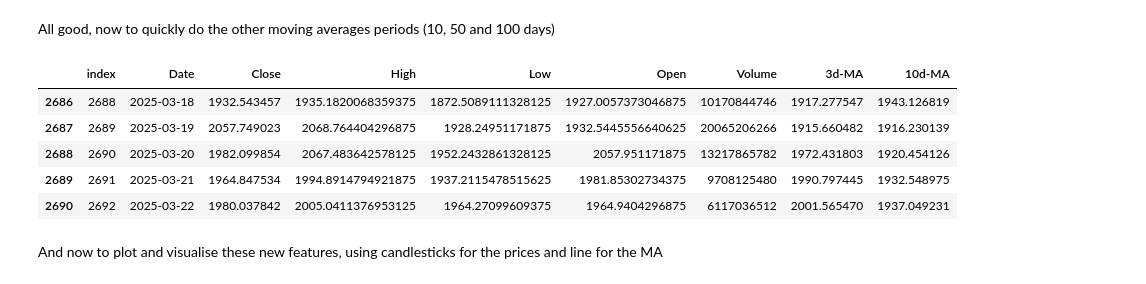
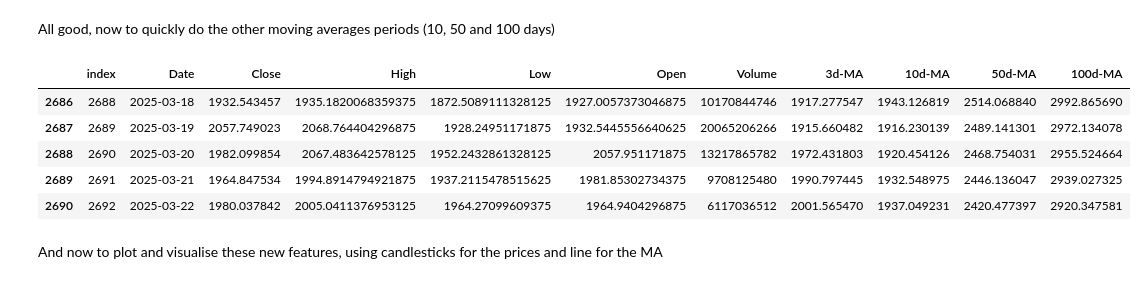
Before and after one commit to Okamitah/trading-bot, a Jupyter notebook: NN/data/feature_engineering.ipynb, the cells around one changed output. Cells and saved outputs as stored; diff of their text form; code cells hidden in the pictures.

```diff
--- a/NN/data/feature_engineering.ipynb
+++ b/NN/data/feature_engineering.ipynb
@@ -147,27 +147,46 @@ sol.head()
 # %% [markdown]
 All good, now to quickly do the other moving averages periods (10, 50 and 100 days)
 # %%
-# 10 days moving average
+# 10, 50 and 100 days moving averages
 
 coins = [btc, eth, sol, bnb]
 
 for coin in coins:
-    coin['10d-MA'] = np.nan
+
+    coin['10d-MA'] = 0
+    coin['50d-MA'] = 0
+    coin['50d-MA'] = 0
+
     for day in range(1,len(coin)):
         somme = 0
         prev = min(10,day)
         for dayup in range(day-prev,day):
             somme += coin.loc[dayup, 'Close']
         coin.loc[day, '10d-MA'] = somme / prev
 
+    for day in range(1,len(coin)):
+        somme = 0
+        prev = min(50,day)
+        for dayup in range(day-prev,day):
+            somme += coin.loc[dayup, 'Close']
+        coin.loc[day, '50d-MA'] = somme / prev
+
+    for day in range(1,len(coin)):
+        somme = 0
+        prev = min(100,day)
+        for dayup in range(day-prev,day):
+            somme += coin.loc[dayup, 'Close']
+        coin.loc[day, '100d-MA'] = somme / prev
+
+
 eth.tail()
 # %% [output]
-|  | index | Date | Close | High | Low | Open | Volume | 3d-MA | 10d-MA |
-| 2686 | 2688 | 2025-03-18 | 1932.543457 | 1935.1820068359375 | 1872.5089111328125 | 1927.0057373046875 | 10170844746 | 1917.277547 | 1943.126819 |
-| 2687 | 2689 | 2025-03-19 | 2057.749023 | 2068.764404296875 | 1928.24951171875 | 1932.5445556640625 | 20065206266 | 1915.660482 | 1916.230139 |
-| 2688 | 2690 | 2025-03-20 | 1982.099854 | 2067.483642578125 | 1952.2432861328125 | 2057.951171875 | 13217865782 | 1972.431803 | 1920.454126 |
-| 2689 | 2691 | 2025-03-21 | 1964.847534 | 1994.8914794921875 | 1937.2115478515625 | 1981.85302734375 | 9708125480 | 1990.797445 | 1932.548975 |
-| 2690 | 2692 | 2025-03-22 | 1980.037842 | 2005.0411376953125 | 1964.27099609375 | 1964.9404296875 | 6117036512 | 2001.565470 | 1937.049231 |
+|  | index | Date | Close | High | Low | Open | Volume | 3d-MA | 10d-MA | 50d-MA | 100d-MA |
+| 2686 | 2688 | 2025-03-18 | 1932.543457 | 1935.1820068359375 | 1872.5089111328125 | 1927.0057373046875 | 10170844746 | 1917.277547 | 1943.126819 | 2514.068840 | 2992.865690 |
+| 2687 | 2689 | 2025-03-19 | 2057.749023 | 2068.764404296875 | 1928.24951171875 | 1932.5445556640625 | 20065206266 | 1915.660482 | 1916.230139 | 2489.141301 | 2972.134078 |
+| 2688 | 2690 | 2025-03-20 | 1982.099854 | 2067.483642578125 | 1952.2432861328125 | 2057.951171875 | 13217865782 | 1972.431803 | 1920.454126 | 2468.754031 | 2955.524664 |
+| 2689 | 2691 | 2025-03-21 | 1964.847534 | 1994.8914794921875 | 1937.2115478515625 | 1981.85302734375 | 9708125480 | 1990.797445 | 1932.548975 | 2446.136047 | 2939.027325 |
+| 2690 | 2692 | 2025-03-22 | 1980.037842 | 2005.0411376953125 | 1964.27099609375 | 1964.9404296875 | 6117036512 | 2001.565470 | 1937.049231 | 2420.477397 | 2920.347581 |
 # %% [markdown]
 And now to plot and visualise these new features, using candlesticks for the prices and line for the MA
 # %%
```
Also changed, not shown: parts of 23 cells of this notebook.
